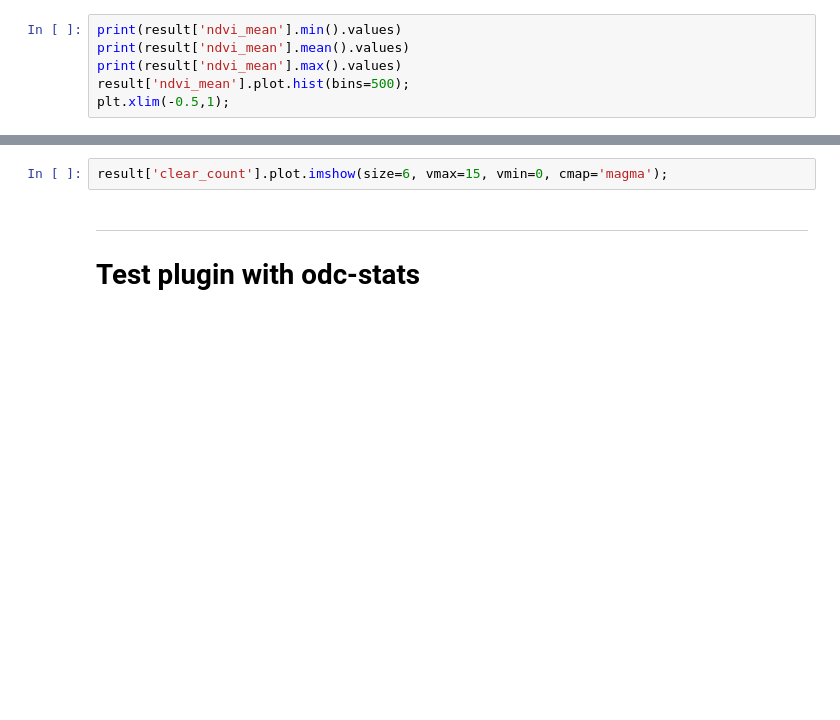
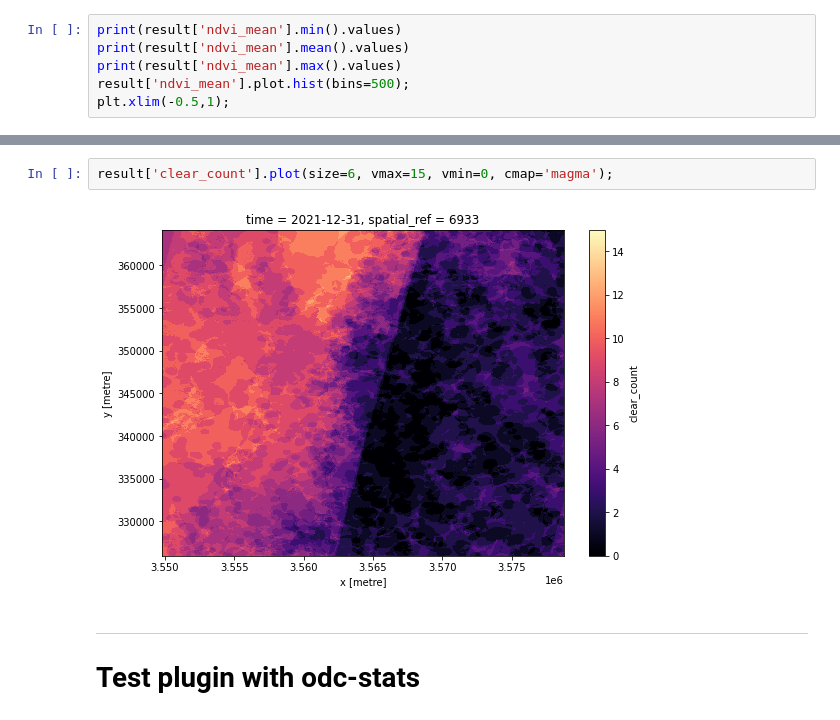
Before and after one commit to digitalearthafrica/ndvi-anomalies, a Jupyter notebook: production/2_Plugin_testing_anomalies.ipynb, the cells around one changed output, grey strips where cells are left out. Cells and saved outputs as stored; diff of their text form; blank space fills up the shorter version.

```diff
--- a/production/2_Plugin_testing_anomalies.ipynb
+++ b/production/2_Plugin_testing_anomalies.ipynb
@@ -99,5 +122,7 @@ result['ndvi_mean'].plot.imshow( vmax=0.8, vmin=0, cmap='RdYlGn');
 # %%
-result['clear_count'].plot.imshow(size=6, vmax=15, vmin=0, cmap='magma');
+result['clear_count'].plot(size=6, vmax=15, vmin=0, cmap='magma');
+# %% [output]
+[figure, added]
 # %% [markdown]
 -----
 
```
Also changed, not shown: parts of 5 cells of this notebook, 1 other file.
